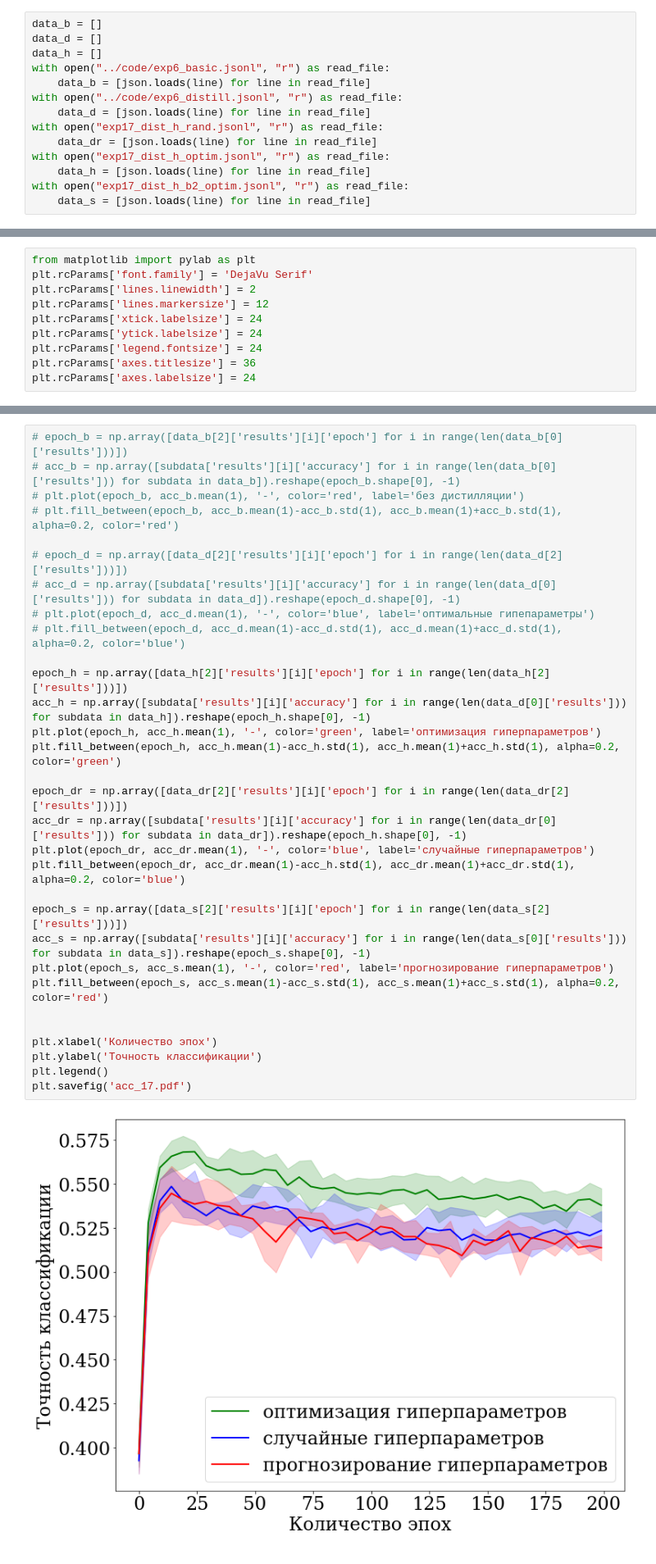
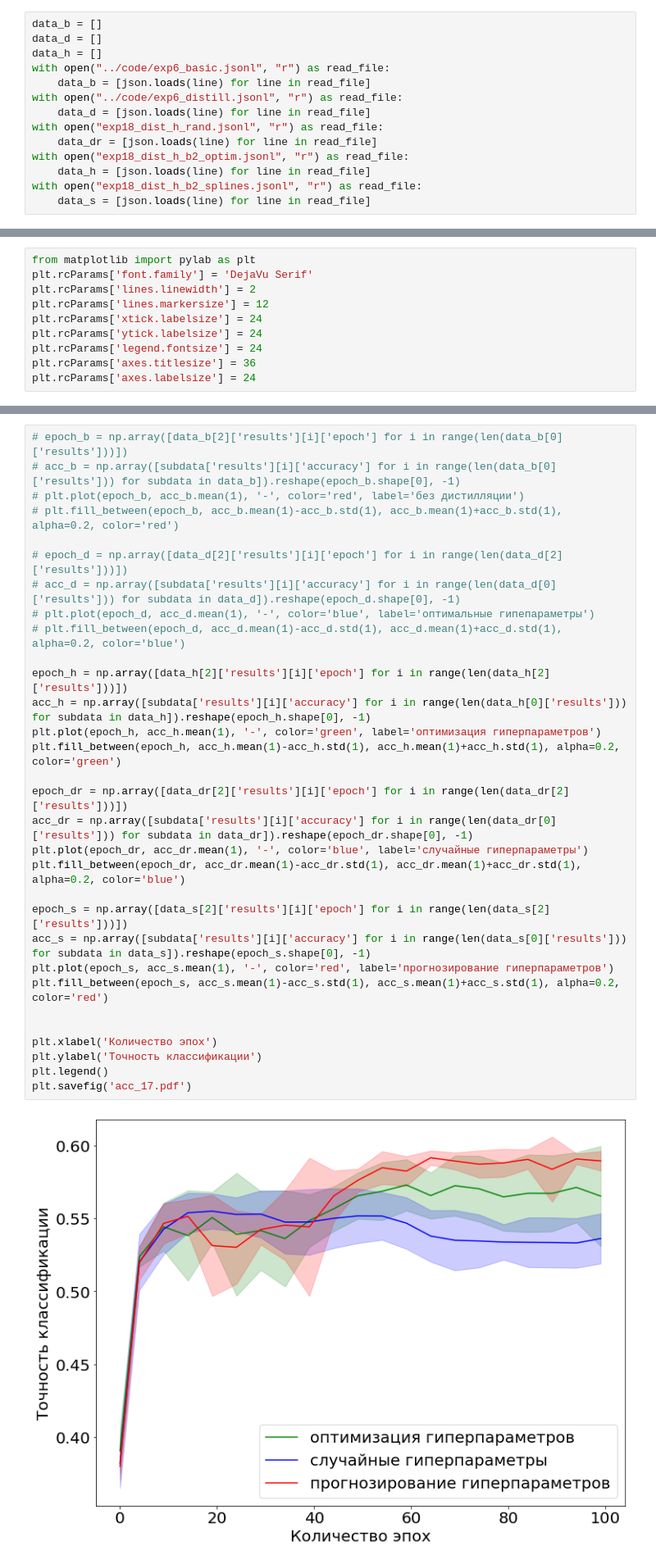
Before and after one commit to Intelligent-Systems-Phystech/MetaOptDistillation, a Jupyter notebook: notebooks/disti_experiment_splines_fixed.ipynb, the cells around one changed output, grey strips where cells are left out. Shown at 82% size. Cells and saved outputs as stored; diff of their text form.

```diff
--- a/notebooks/disti_experiment_splines_fixed.ipynb
+++ b/notebooks/disti_experiment_splines_fixed.ipynb
@@ -215,9 +226,9 @@ with open("../code/exp6_basic.jsonl", "r") as read_file:
     data_b = [json.loads(line) for line in read_file]
 with open("../code/exp6_distill.jsonl", "r") as read_file:
     data_d = [json.loads(line) for line in read_file]
-with open("exp17_dist_h_rand.jsonl", "r") as read_file:
+with open("exp18_dist_h_rand.jsonl", "r") as read_file:
     data_dr = [json.loads(line) for line in read_file]
-with open("exp17_dist_h_optim.jsonl", "r") as read_file:
+with open("exp18_dist_h_b2_optim.jsonl", "r") as read_file:
     data_h = [json.loads(line) for line in read_file]
-with open("exp17_dist_h_b2_optim.jsonl", "r") as read_file:
+with open("exp18_dist_h_b2_splines.jsonl", "r") as read_file:
     data_s = [json.loads(line) for line in read_file]
@@ -263,36 +277,36 @@ plt.savefig('loss_10.pdf')
 # %%
 # epoch_b = np.array([data_b[2]['results'][i]['epoch'] for i in range(len(data_b[0]['results']))])
 # acc_b = np.array([subdata['results'][i]['accuracy'] for i in range(len(data_b[0]['results'])) for subdata in data_b]).reshape(epoch_b.shape[0], -1)
 # plt.plot(epoch_b, acc_b.mean(1), '-', color='red', label='без дистилляции')
 # plt.fill_between(epoch_b, acc_b.mean(1)-acc_b.std(1), acc_b.mean(1)+acc_b.std(1), alpha=0.2, color='red')
 
 # epoch_d = np.array([data_d[2]['results'][i]['epoch'] for i in range(len(data_d[2]['results']))])
 # acc_d = np.array([subdata['results'][i]['accuracy'] for i in range(len(data_d[0]['results'])) for subdata in data_d]).reshape(epoch_d.shape[0], -1)
 # plt.plot(epoch_d, acc_d.mean(1), '-', color='blue', label='оптимальные гипепараметры')
 # plt.fill_between(epoch_d, acc_d.mean(1)-acc_d.std(1), acc_d.mean(1)+acc_d.std(1), alpha=0.2, color='blue')
 
 epoch_h = np.array([data_h[2]['results'][i]['epoch'] for i in range(len(data_h[2]['results']))])
-acc_h = np.array([subdata['results'][i]['accuracy'] for i in range(len(data_d[0]['results'])) for subdata in data_h]).reshape(epoch_h.shape[0], -1)
+acc_h = np.array([subdata['results'][i]['accuracy'] for i in range(len(data_h[0]['results'])) for subdata in data_h]).reshape(epoch_h.shape[0], -1)
 plt.plot(epoch_h, acc_h.mean(1), '-', color='green', label='оптимизация гиперпараметров')
 plt.fill_between(epoch_h, acc_h.mean(1)-acc_h.std(1), acc_h.mean(1)+acc_h.std(1), alpha=0.2, color='green')
 
 epoch_dr = np.array([data_dr[2]['results'][i]['epoch'] for i in range(len(data_dr[2]['results']))])
-acc_dr = np.array([subdata['results'][i]['accuracy'] for i in range(len(data_dr[0]['results'])) for subdata in data_dr]).reshape(epoch_h.shape[0], -1)
-plt.plot(epoch_dr, acc_dr.mean(1), '-', color='blue', label='случайные гиперпараметров')
-plt.fill_between(epoch_dr, acc_dr.mean(1)-acc_h.std(1), acc_dr.mean(1)+acc_dr.std(1), alpha=0.2, color='blue')
+acc_dr = np.array([subdata['results'][i]['accuracy'] for i in range(len(data_dr[0]['results'])) for subdata in data_dr]).reshape(epoch_dr.shape[0], -1)
+plt.plot(epoch_dr, acc_dr.mean(1), '-', color='blue', label='случайные гиперпараметры')
+plt.fill_between(epoch_dr, acc_dr.mean(1)-acc_dr.std(1), acc_dr.mean(1)+acc_dr.std(1), alpha=0.2, color='blue')
 
 epoch_s = np.array([data_s[2]['results'][i]['epoch'] for i in range(len(data_s[2]['results']))])
 acc_s = np.array([subdata['results'][i]['accuracy'] for i in range(len(data_s[0]['results'])) for subdata in data_s]).reshape(epoch_s.shape[0], -1)
 plt.plot(epoch_s, acc_s.mean(1), '-', color='red', label='прогнозирование гиперпараметров')
 plt.fill_between(epoch_s, acc_s.mean(1)-acc_s.std(1), acc_s.mean(1)+acc_s.std(1), alpha=0.2, color='red')
 
 
 plt.xlabel('Количество эпох')
 plt.ylabel('Точность классификации')
 plt.legend()
 plt.savefig('acc_17.pdf')
 # %% [output]
-[figure, old version]
+[figure, new version]
 # %%
 def plot_data_params(data, s, label, color):
     e = np.array([data[2]['results'][i]['epoch'] for i in range(len(data[2]['results']))])
```
Also changed, not shown: parts of 12 cells of this notebook, 31 other files.
